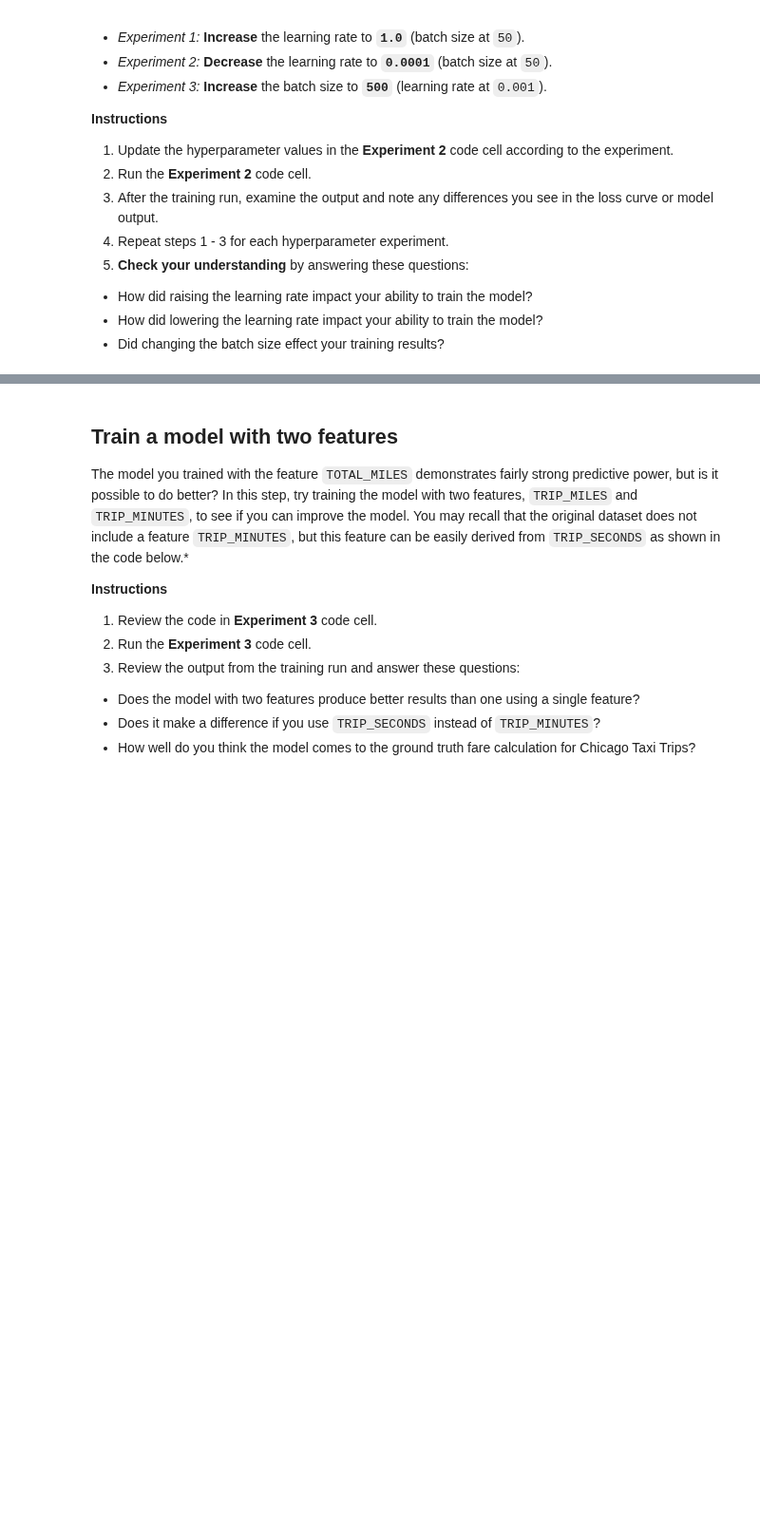
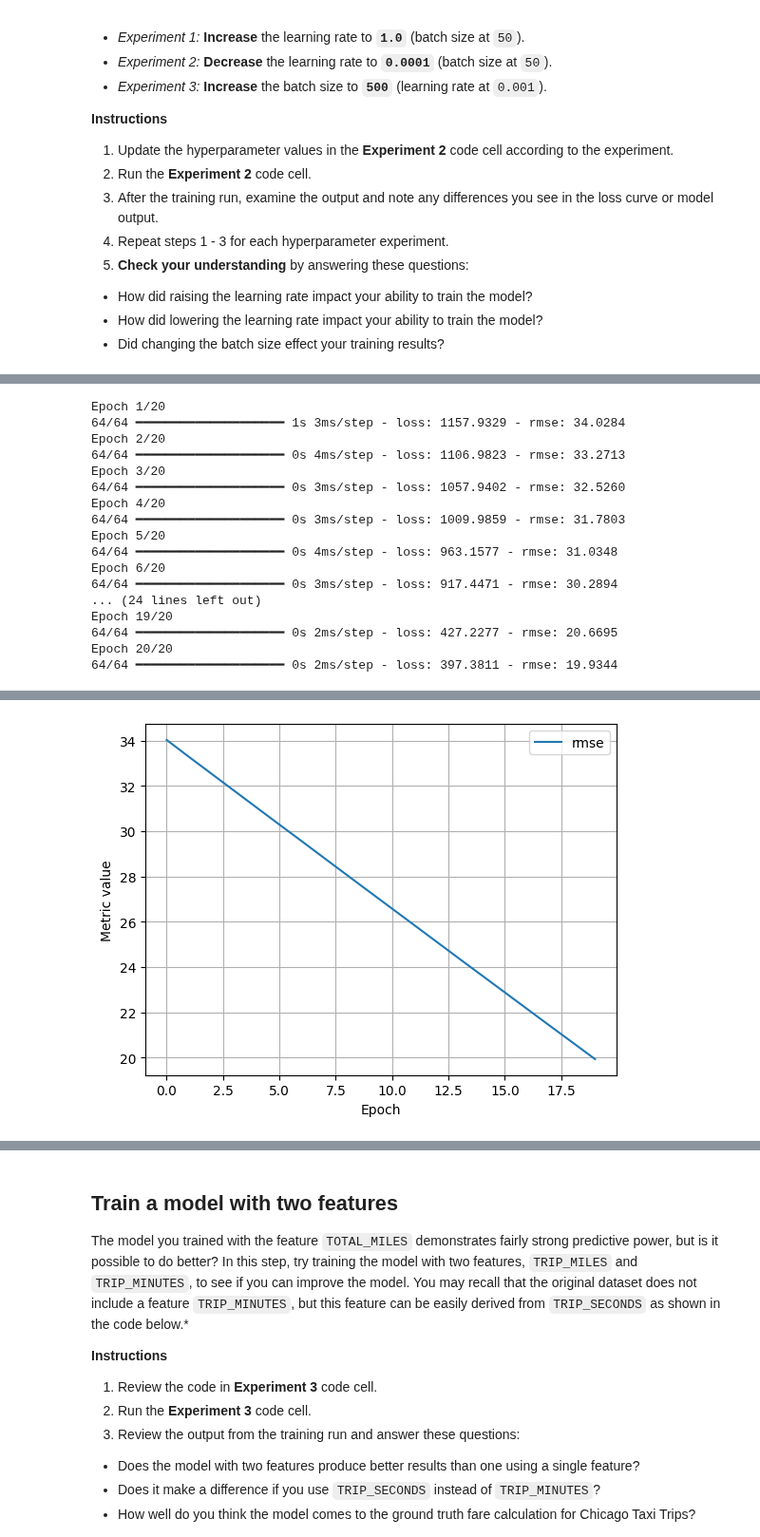
Before and after one commit to Ninja485/MLLearning, a Jupyter notebook: Google/ml/cc/exercises/linear_regression_taxi.ipynb, the cells around one changed output, grey strips where cells are left out. Shown at 95% size. Saved outputs shown, nothing was run; the diff lists cells and outputs as text; code cells hidden in the pictures; blank space fills up the shorter version.

```diff
--- a/Google/ml/cc/exercises/linear_regression_taxi.ipynb
+++ b/Google/ml/cc/exercises/linear_regression_taxi.ipynb
@@ -434,0 +545,38 @@ ml_edu.results.plot_model_predictions(experiment_2, training_df, 'FARE')
+# %%
+#@title Code - Experiment 3
+
+# The following variables are the hyperparameters.
+# TODO - Adjust these hyperparameters to see how they impact a training run.
+settings_2 = ml_edu.experiment.ExperimentSettings(
+    learning_rate = 0.001,
+    number_epochs = 20,
+    batch_size = 500,
+    input_features = ['TRIP_MILES']
+)
+
+metrics = [keras.metrics.RootMeanSquaredError(name='rmse')]
+
+model_2 = create_model(settings_2, metrics)
+
+experiment_2 = train_model('one_feature_hyper', model_2, training_df, 'FARE', settings_2)
+
+ml_edu.results.plot_experiment_metrics(experiment_2, ['rmse'])
+ml_edu.results.plot_model_predictions(experiment_2, training_df, 'FARE')
+# %% [output]
+Epoch 1/20
+64/64 ━━━━━━━━━━━━━━━━━━━━ 1s 3ms/step - loss: 1157.9329 - rmse: 34.0284
+Epoch 2/20
+64/64 ━━━━━━━━━━━━━━━━━━━━ 0s 4ms/step - loss: 1106.9823 - rmse: 33.2713
+Epoch 3/20
+64/64 ━━━━━━━━━━━━━━━━━━━━ 0s 3ms/step - loss: 1057.9402 - rmse: 32.5260
+Epoch 4/20
+64/64 ━━━━━━━━━━━━━━━━━━━━ 0s 3ms/step - loss: 1009.9859 - rmse: 31.7803
+Epoch 5/20
+64/64 ━━━━━━━━━━━━━━━━━━━━ 0s 4ms/step - loss: 963.1577 - rmse: 31.0348
+Epoch 6/20
+64/64 ━━━━━━━━━━━━━━━━━━━━ 0s 3ms/step - loss: 917.4471 - rmse: 30.2894
+... (24 lines left out)
+Epoch 19/20
+64/64 ━━━━━━━━━━━━━━━━━━━━ 0s 2ms/step - loss: 427.2277 - rmse: 20.6695
+Epoch 20/20
+64/64 ━━━━━━━━━━━━━━━━━━━━ 0s 2ms/step - loss: 397.3811 - rmse: 19.9344
@@ -434,0 +586 @@ ml_edu.results.plot_model_predictions(experiment_2, training_df, 'FARE')
+[figure, added]
```
Also changed, not shown: parts of 24 cells of this notebook.
